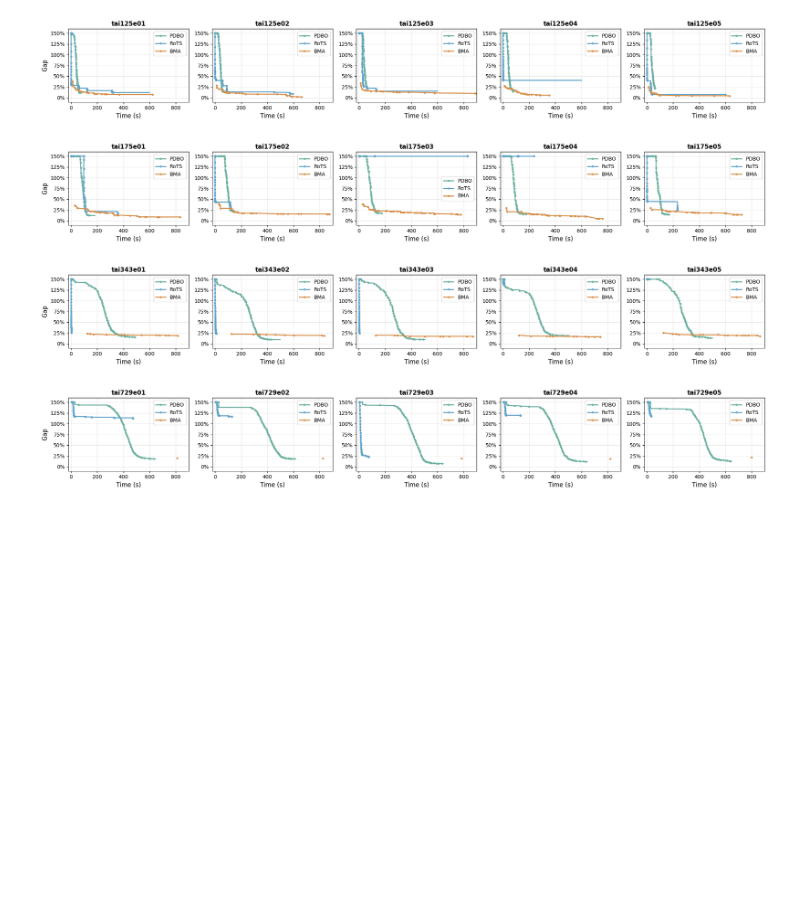
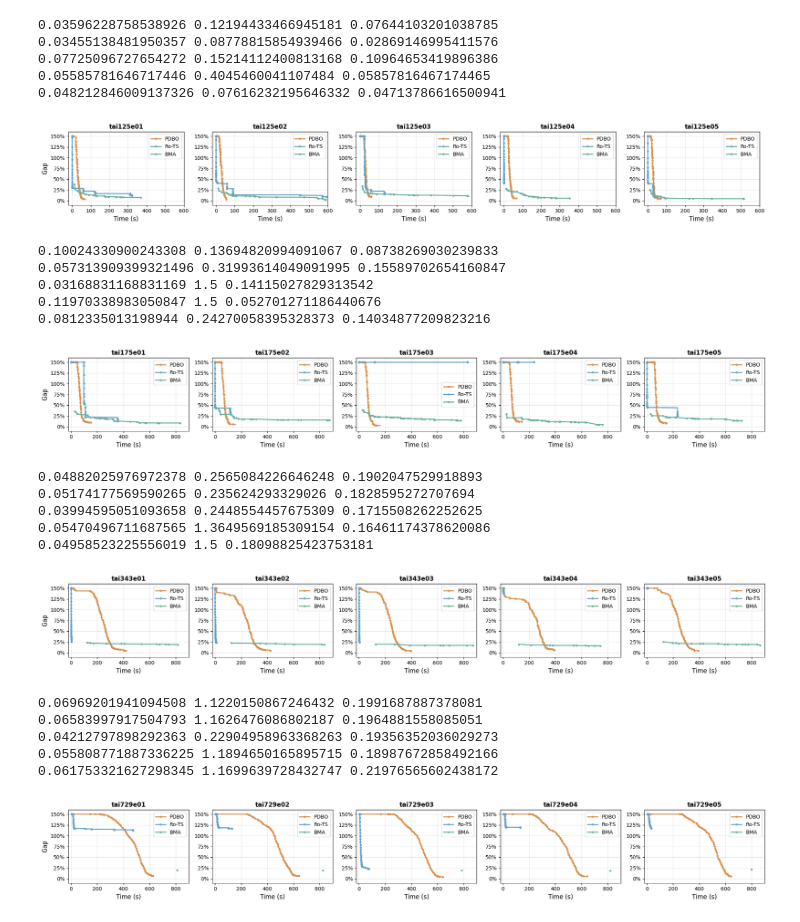
Before and after one commit to SSszyBill/QAPs, a Jupyter notebook: plot_improvement.ipynb, the cells around one changed output. Drawn from its saved outputs; the diff is of its cells as text; code cells hidden in the pictures; blank space fills up the shorter version.

```diff
--- a/plot_improvement.ipynb
+++ b/plot_improvement.ipynb
@@ -39,7 +39,7 @@ def parse_improvement_file(filename):
     return np.array(times), np.array(objectives)
 # %%
 def plot_subgraph(instance_name, base_obj, ax, yscale_limit=2., xscale_limit=900):
-    pdbo_file = f"./results/pdbo/{instance_name}.txt"
+    pdbo_file = f"./results/pdbo_xlogx/{instance_name}.txt"
     rots_file = f"./results/baseline/{instance_name}_rots_improvements.txt"
     bma_file = f"./results/baseline/{instance_name}_bma_improvements.txt"
 
@@ -60,20 +60,21 @@ def plot_subgraph(instance_name, base_obj, ax, yscale_limit=2., xscale_limit=900
     pdbo_obj = np.minimum((pdbo_obj - base_obj) / base_obj, yscale_limit)
     rots_obj = np.minimum((rots_obj - base_obj) / base_obj, yscale_limit)
     bma_obj = np.minimum((bma_obj - base_obj) / base_obj, yscale_limit)
+    print(min(pdbo_obj), min(rots_obj), min(bma_obj))
 
     pdbo_time = pdbo_time[pdbo_mask]
     rots_time = rots_time[rots_mask]
     bma_time = bma_time[bma_mask]
 
 
-    colors = ["#6cb0a1", "#60a3c9", "#d8904c"]
+    colors = ["#d8904c", "#60a3c9", "#6cb0a1"]
     # linestyles = ['-', '--', '-.', ':']
 
     ax.plot(pdbo_time, pdbo_obj, label="PDBO",
                 color=colors[0], linewidth=2, marker='o',
                 markersize=3, markevery=max(1, len(pdbo_time)//50))
 
-    ax.plot(rots_time, rots_obj, label="RoTS",
+    ax.plot(rots_time, rots_obj, label="Ro-TS",
                 color=colors[1], linewidth=2, marker='o',
                 markersize=3, markevery=max(1, len(rots_time)//50))
 
@@ -103,19 +104,43 @@ bks = pd.read_csv('taillarde_labels.txt', sep=' ', header=None, index_col=0, nam
 # %%
 for n in [125, 175, 343, 729]:
     fig, axes = plt.subplots(nrows=1, ncols=5, figsize=(20, 3))
 
     for i, ax in enumerate(axes):
         instance_name = f"tai{n}e0{i+1}"
+        if n == 125:
+            xscale_limit = 600
+        else:
+            xscale_limit = 900
         plot_subgraph(instance_name, bks.loc[instance_name].values, ax, yscale_limit=yscale_limit, xscale_limit=xscale_limit)
         if i == 0 :
             ax.set_ylabel('Gap', fontsize=12)
 
 
     plt.tight_layout()
     plt.savefig(f'comparison_tai{n}e.pdf', dpi=800, bbox_inches='tight')
     plt.show()
 # %% [output]
+0.03596228758538926 0.12194433466945181 0.07644103201038785
+0.03455138481950357 0.08778815854939466 0.02869146995411576
+0.07725096727654272 0.15214112400813168 0.10964653419896386
+0.05585781646717446 0.4045460041107484 0.05857816467174465
+0.048212846009137326 0.07616232195646332 0.04713786616500941
-[figure, old version]
+[figure, new version]
+0.10024330900243308 0.13694820994091067 0.08738269030239833
+0.057313909399321496 0.31993614049091995 0.15589702654160847
+0.03168831168831169 1.5 0.14115027829313542
+0.11970338983050847 1.5 0.052701271186440676
+0.0812335013198944 0.24270058395328373 0.14034877209823216
-[figure, old version]
+[figure, new version]
+0.04882025976972378 0.2565084226646248 0.1902047529918893
+0.05174177569590265 0.235624293329026 0.1828595272707694
+0.03994595051093658 0.2448554457675309 0.1715508262252625
+0.05470496711687565 1.3649569185309154 0.16461174378620086
+0.04958523225556019 1.5 0.18098825423753181
-[figure, old version]
+[figure, new version]
+0.06969201941094508 1.1220150867246432 0.1991687887378081
+0.06583997917504793 1.1626476086802187 0.1964881558085051
+0.04212797898292363 0.22904958963368263 0.19356352036029273
+0.055808771887336225 1.1894650165895715 0.18987672858492166
+0.061753321627298345 1.1699639728432747 0.21976565602438172
-[figure, old version]
+[figure, new version]
```
Also changed, not shown: parts of 3 cells of this notebook.
